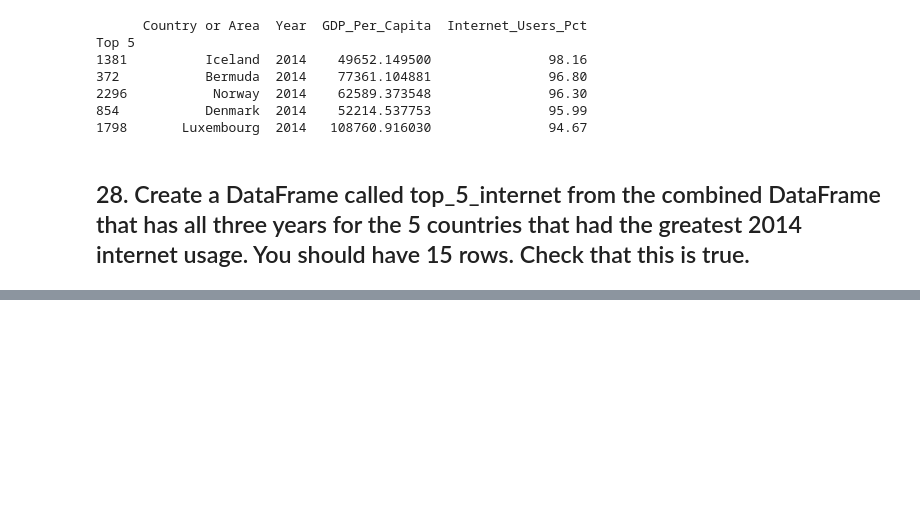
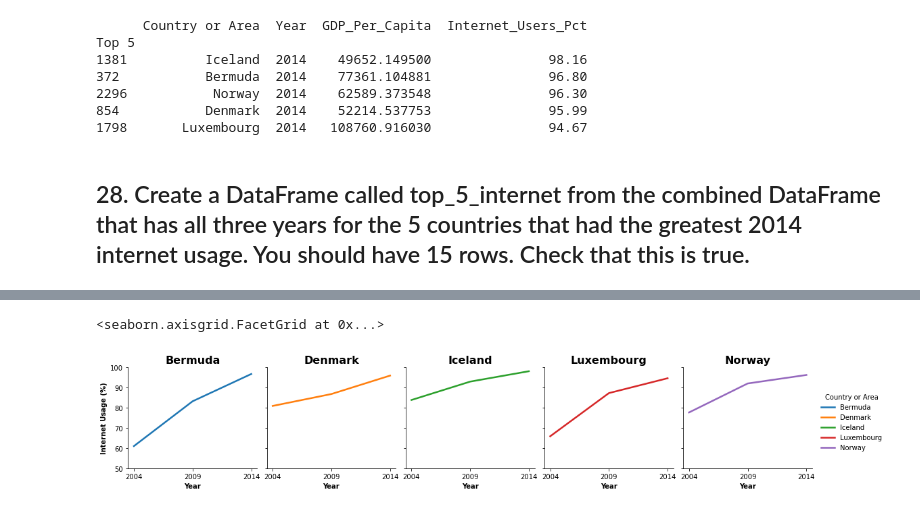
Before and after one commit to NSS-Data-Analytics-Cohort-7/gdp-and-internet-usage-HannahSolima, a Jupyter notebook: Notebook/UN Database Project.ipynb, the cells around one changed output, grey strips where cells are left out. Saved outputs shown, nothing was run; the diff lists cells and outputs as text; code cells hidden in the pictures; blank space fills up the shorter version.

```diff
--- a/Notebook/UN Database Project.ipynb
+++ b/Notebook/UN Database Project.ipynb
@@ -561,0 +523,5 @@ subset = pd.DataFrame(gdp_and_internet_use[gdp_and_internet_use['Year'].isin([20
+# %%
+subset = gdp_and_internet_use[gdp_and_internet_use['Country or Area'].isin(['Iceland','Bermuda','Norway','Denmark','Luxembourg'])]
+subset2 = subset[subset['Year'].isin([2004,2009,2014])]
+top_5_internet = pd.DataFrame(subset2)
+print(top_5_internet)
@@ -561,0 +547,11 @@ subset = pd.DataFrame(gdp_and_internet_use[gdp_and_internet_use['Year'].isin([20
+# %%
+g = sns.FacetGrid(top_5_internet, col = 'Country or Area', hue = 'Country or Area')
+g.map_dataframe(sns.lineplot, x = 'Year', y = 'Internet_Users_Pct', linewidth = 2.5)
+g.set_axis_labels('Year','Internet Usage (%)', weight = 'bold')
+g.set_titles(col_template='{col_name}', weight='bold', size ='16')
+plt.xticks([2004,2009,2014])
+plt.yticks([50,60,70,80,90,100])
+g.add_legend()
+# %% [output]
+<seaborn.axisgrid.FacetGrid at 0x...>
+[figure, added]
```
Also changed, not shown: parts of 9 cells of this notebook.
